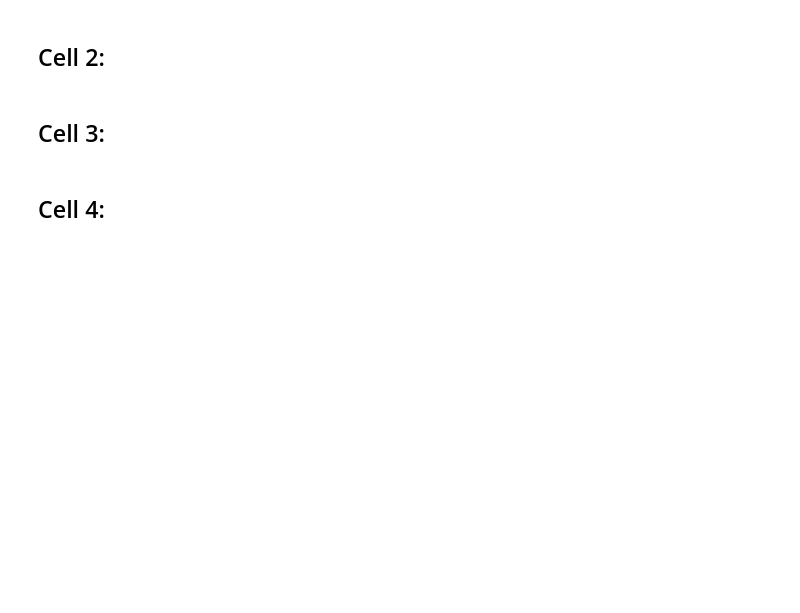
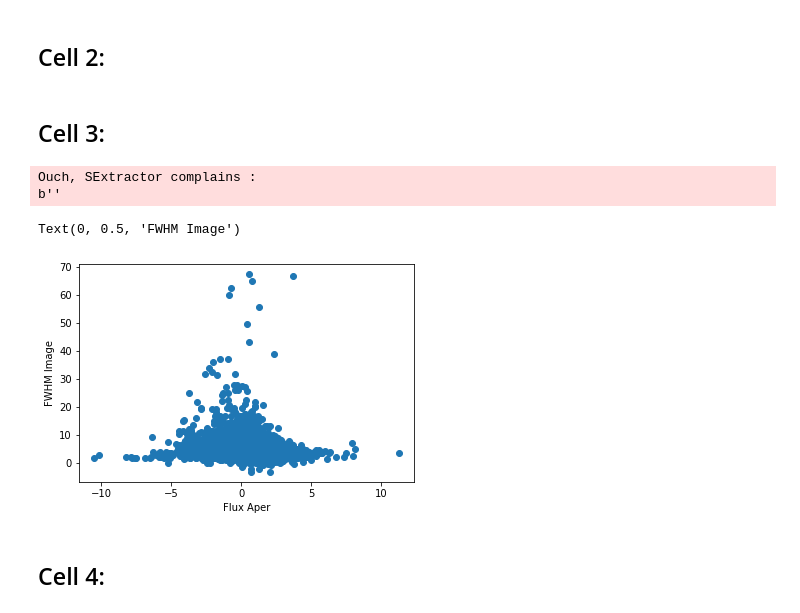
Before and after one commit to weslumundo/catalog_creation, a Jupyter notebook: convolution/Convolutin_py3_v2.ipynb, the cells around one changed output. Cells and saved outputs as stored; diff of their text form; code cells hidden in the pictures; blank space fills up the shorter version.

Commit message:
worked on FWHM plots

```diff
--- a/convolution/Convolutin_py3_v2.ipynb
+++ b/convolution/Convolutin_py3_v2.ipynb
@@ -53,6 +66,23 @@ ident2='sept21b_'
 #@@@
 fwhm_blue_pix = 2.5 #well, you need to measure this using imexamine/topcat; this should be true for both blue images, original and reprojected
 fwhm_red_pix = 1.85 #well, you need to measure this as ^ #$$$
+# %%
+#calculate real fwhm
+table_red=ic.makecat(filered,see=fwhm_red_arc)
+#print(table_red)
+#print(table_red['FWHM_IMAGE'])
+#print(table_red['FLUX_APER'])
+my_fwhm = table_red['FWHM_IMAGE']
+logFlux = (-2.5)*np.log10(table_red['FLUX_APER'])
+
+plt.scatter(logFlux,my_fwhm)
+plt.xlabel('Flux Aper')
+plt.ylabel('FWHM Image')
+# %% [output]
+Ouch, SExtractor complains :
+b''
+Text(0, 0.5, 'FWHM Image')
+[figure, added]
 # %% [markdown]
 ## Cell 4:
 # %%
```
Also changed, not shown: parts of 2 cells of this notebook, 2 other files.
